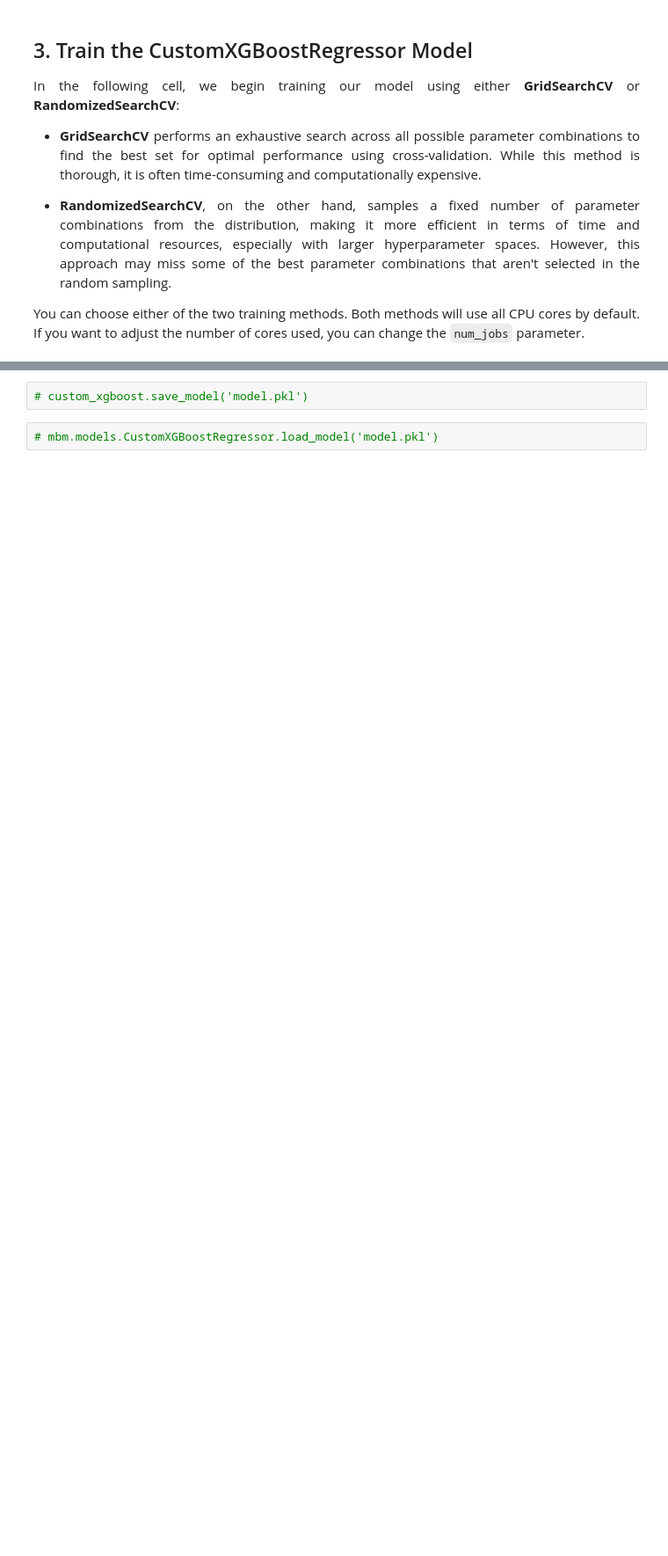
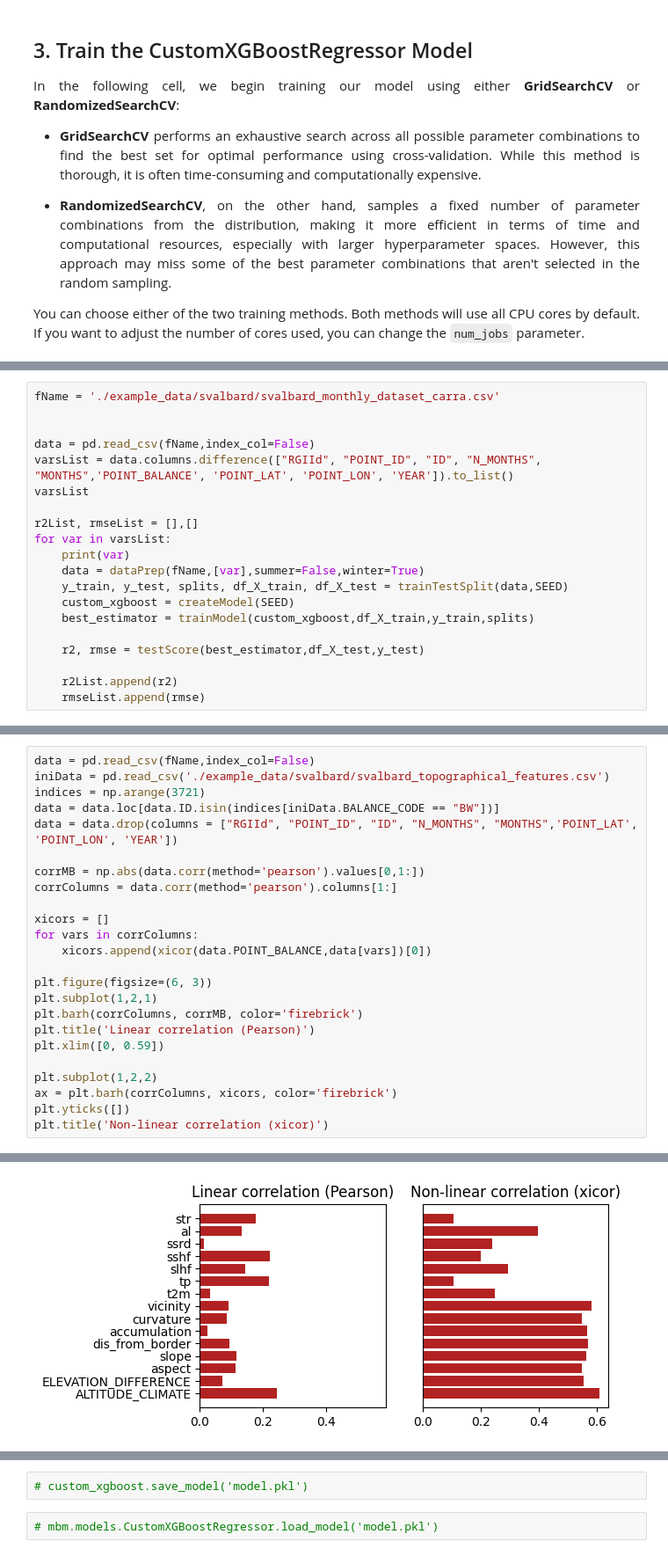
Before and after one commit to ibdv/MassBalanceMachine, a Jupyter notebook: notebooks/model_training_xgboost.ipynb, the cells around one changed output, grey strips where cells are left out. Shown: that part at 88% size. Cells and saved outputs as stored; diff of their text form; blank space fills up the shorter version.

```diff
--- a/notebooks/model_training_xgboost.ipynb
+++ b/notebooks/model_training_xgboost.ipynb
@@ -173,0 +246,20 @@ Best score:
+# %%
+fName = './example_data/svalbard/svalbard_monthly_dataset_carra.csv'
+
+
+data = pd.read_csv(fName,index_col=False)
+varsList = data.columns.difference(["RGIId", "POINT_ID", "ID", "N_MONTHS", "MONTHS",'POINT_BALANCE', 'POINT_LAT', 'POINT_LON', 'YEAR']).to_list()
+varsList
+
+r2List, rmseList = [],[]
+for var in varsList:
+	print(var)
+	data = dataPrep(fName,[var],summer=False,winter=True)
+	y_train, y_test, splits, df_X_train, df_X_test = trainTestSplit(data,SEED)
+	custom_xgboost = createModel(SEED)
+	best_estimator = trainModel(custom_xgboost,df_X_train,y_train,splits)
+
+	r2, rmse = testScore(best_estimator,df_X_test,y_test)
+
+	r2List.append(r2)
+	rmseList.append(rmse)
@@ -173,0 +284,25 @@ Best score:
+# %%
+data = pd.read_csv(fName,index_col=False)
+iniData = pd.read_csv('./example_data/svalbard/svalbard_topographical_features.csv')
+indices = np.arange(3721)
+data = data.loc[data.ID.isin(indices[iniData.BALANCE_CODE == "BW"])]
+data = data.drop(columns = ["RGIId", "POINT_ID", "ID", "N_MONTHS", "MONTHS",'POINT_LAT', 'POINT_LON', 'YEAR'])
+
+corrMB = np.abs(data.corr(method='pearson').values[0,1:])
+corrColumns = data.corr(method='pearson').columns[1:]
+
+xicors = []
+for vars in corrColumns:
+	xicors.append(xicor(data.POINT_BALANCE,data[vars])[0])
+
+plt.figure(figsize=(6, 3))
+plt.subplot(1,2,1)
+plt.barh(corrColumns, corrMB, color='firebrick')
+plt.title('Linear correlation (Pearson)')
+plt.xlim([0, 0.59])
+
+plt.subplot(1,2,2)
+ax = plt.barh(corrColumns, xicors, color='firebrick')
+plt.yticks([])
+plt.title('Non-linear correlation (xicor)')
+# %% [output]
@@ -173,0 +313 @@ Best score:
+[figure, added]
```
Also changed, not shown: parts of 25 cells of this notebook, 4 other files.
